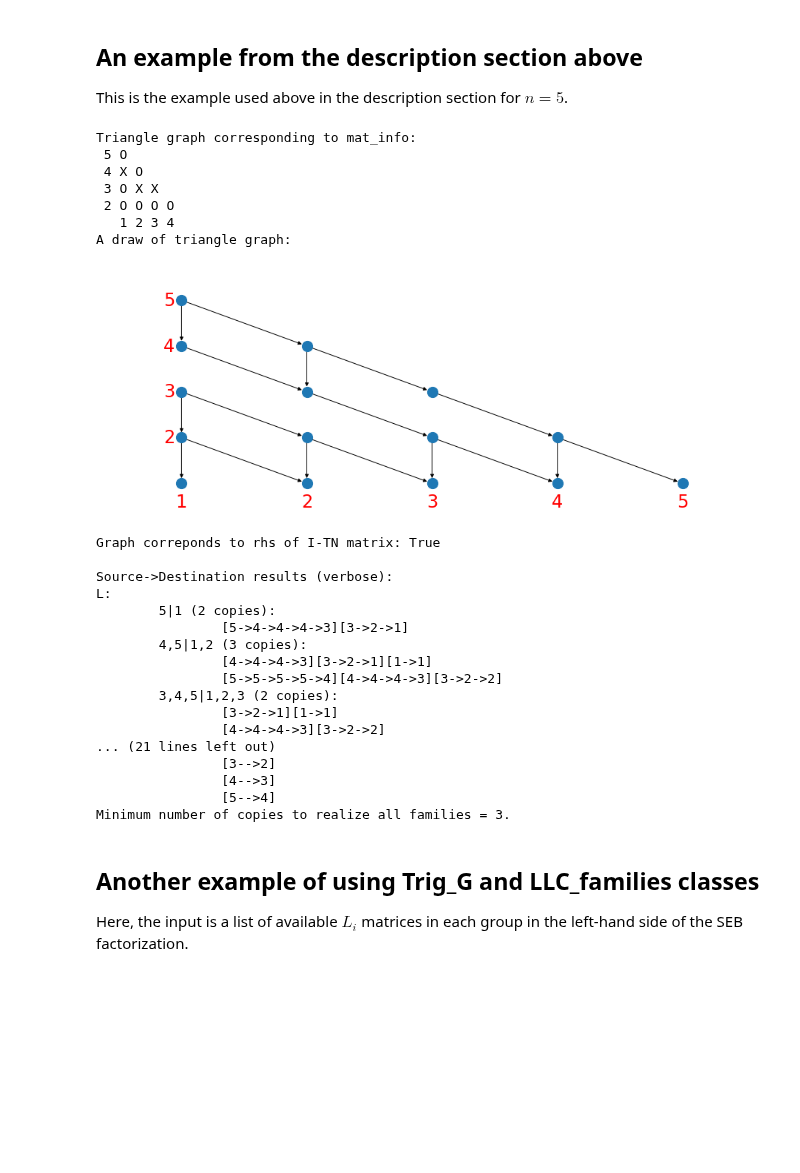
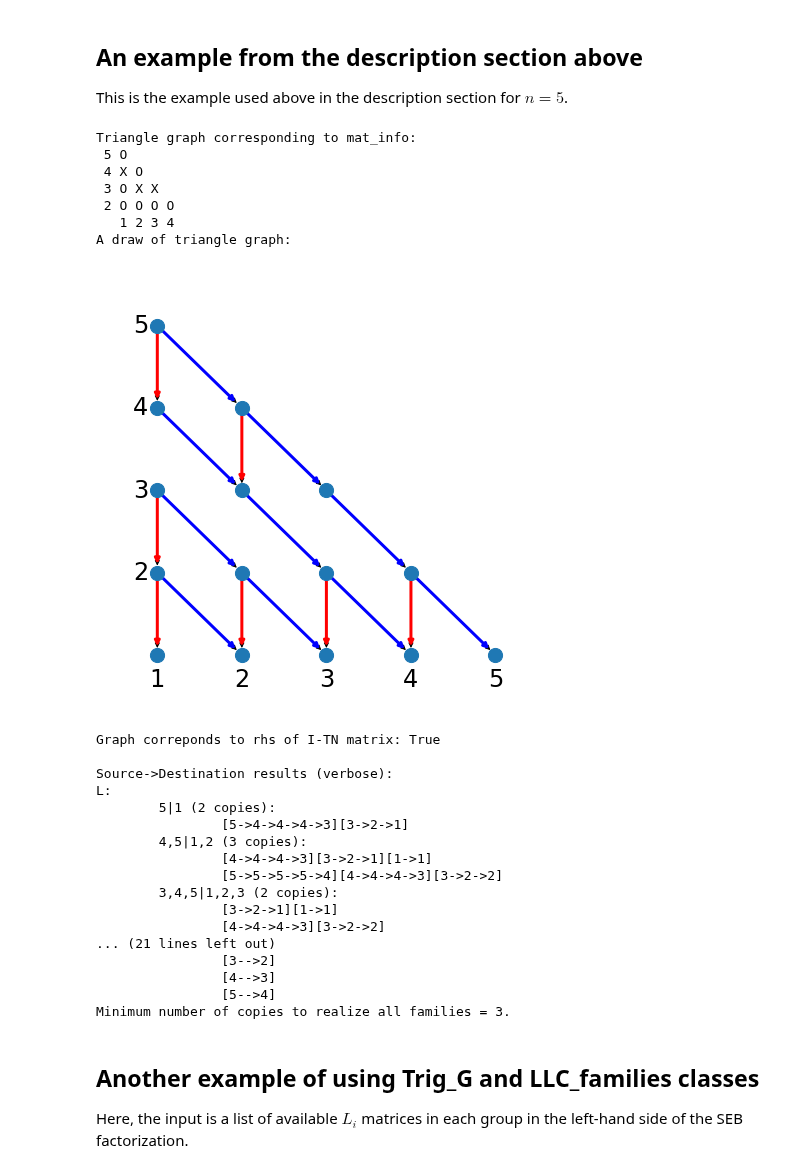
Before and after one commit to yoramzarai/Oscillatory, a Jupyter notebook: SEB_paths.ipynb, the cells around one changed output. Saved outputs shown, nothing was run; the diff lists cells and outputs as text; code cells hidden in the pictures; blank space fills up the shorter version.

Commit message:
added seperate edge colors in trig draw

```diff
--- a/SEB_paths.ipynb
+++ b/SEB_paths.ipynb
@@ -140,8 +140,8 @@ Functions for lower-left corner minor paths.
 =============================================
 '''
 
-def draw_triag_graph(tbl: list, ax, noffset: list=[0.1, 0.3], font_size: int=24, font_color: str='r', \
-            node_size: int=200) -> None:
+def draw_triag_graph(tbl: list, ax, noffset: list=[0.1, 0.3], font_size: int=24, font_color: str='k', \
+            edge_weight=3, node_size: int=200) -> None:
     '''
     This function draws the triangle graph in the matplotlib Axis object ax.
 
@@ -163,7 +163,7 @@ def draw_triag_graph(tbl: list, ax, noffset: list=[0.1, 0.3], font_size: int=24,
     cnt, delta = 1, n-1
     for i in range(n-1):
         for _ in range(1,n-i):
-            G.add_edge(cnt, cnt+delta, weight=1)
+            G.add_edge(cnt, cnt+delta, weight=1, color='b')
             cnt += 1
         cnt, delta = cnt+1, delta-1
 
@@ -172,7 +172,7 @@ def draw_triag_graph(tbl: list, ax, noffset: list=[0.1, 0.3], font_size: int=24,
     for i in range(n-1):
         for j in range(1,n-i):
             if tbl[j-1,i]:
-                G.add_edge(cnt, cnt-1, weight=1)
+                G.add_edge(cnt, cnt-1, weight=1, color='r')
             cnt += 1
         cnt += 1
 
@@ -195,6 +195,7 @@ def draw_triag_graph(tbl: list, ax, noffset: list=[0.1, 0.3], font_size: int=24,
         pos_n[k] = (pos_n[k][0], pos_n[k][1]-noffset[1])
 
     nx.draw(G, pos, ax=ax, node_size=node_size)
+    nx.draw_networkx_edges(G, pos, edge_color=nx.get_edge_attributes(G,'color').values(), width=edge_weight)
     nx.draw_networkx_labels(G, pos_n, ax=ax, labels=nnames, font_size=font_size, font_color=font_color);
 
 def valsL2L_info(valsL: list) -> list:
@@ -644,36 +645,36 @@ mat_info = [[5,3,2], [5,3], [4], [5]]
 # -----------------------------------------------------------------------------
 # create a triangle graph object
 G_L = Trig_G(info=mat_info)
 # display the triangle graph
 print("Triangle graph corresponding to mat_info:")
 G_L.show_trig_tbl()
 # can also draw the graph
 print("A draw of triangle graph:")
-plt1, ax = plt.subplots(figsize=(16,6))
-draw_triag_graph(G_L.tf_tbl, ax, noffset=[0.1, 0.4])
+plt1, ax = plt.subplots(figsize=(8,8))
+draw_triag_graph(G_L.tf_tbl, ax, noffset=[0.2, 0.3])
 ax.margins(.1, .1)
 display(plt1)
 plt.close()
 # check if it corresponds to a rhs of the SEB of an I-TN matrix
 print(f"\nGraph correponds to rhs of I-TN matrix: {G_L.valid_ITN}")
 # create a lower-left corner minor object based on the triangle graph object
 LC = LLC_families(G_L, name='L')
 # run the paths computation
 LC.run(verbose=False)
 # display paths and number of copies results
 print('\nSource->Destination results (verbose):')
 LC.display_results()
 print('\nSource->Destination results (compressed):')
 LC.display_results(compress=True)
 # %% [output]
 Triangle graph corresponding to mat_info:
  5 O
  4 X O
  3 O X X
  2 O O O O
    1 2 3 4
 A draw of triangle graph:
-[figure, old version]
+[figure, new version]
 Graph correponds to rhs of I-TN matrix: True
 
 Source->Destination results (verbose):
```
Also changed, not shown: parts of 3 cells of this notebook, 1 other file.
